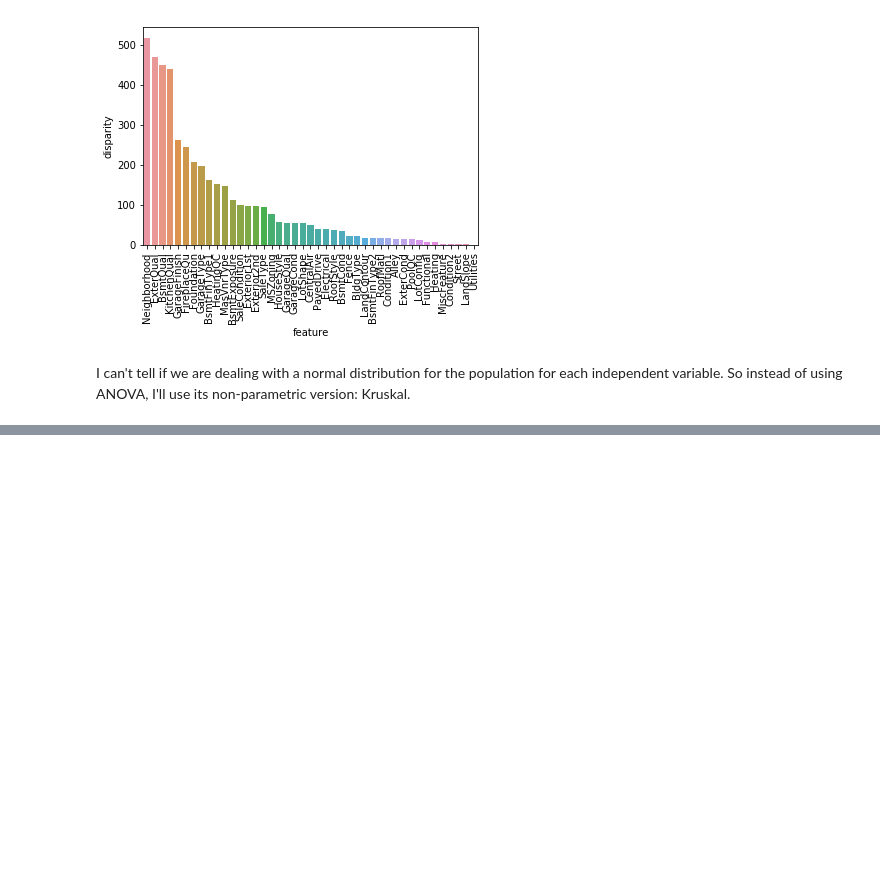
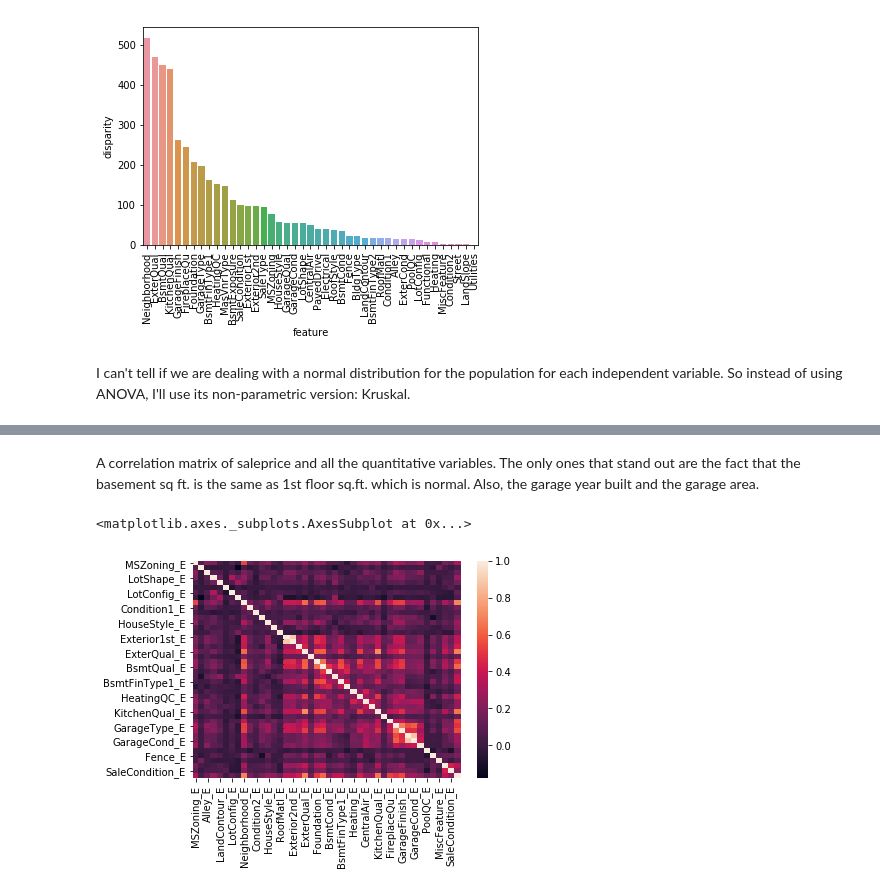
Before and after one commit to ronaldgao1234/House_Prices, a Jupyter notebook: EDA.ipynb, the cells around one changed output, grey strips where cells are left out. Drawn from its saved outputs; the diff is of its cells as text; code cells hidden in the pictures; blank space fills up the shorter version.

```diff
--- a/EDA.ipynb
+++ b/EDA.ipynb
@@ -230,0 +301,9 @@ I can't tell if we are dealing with a normal distribution for the population for
+# %% [markdown]
+A correlation matrix of saleprice and all the quantitative variables. The only ones that stand out are the fact that the basement sq ft. is the same as 1st floor sq.ft. which is normal. Also, the garage year built and the garage area.
+# %%
+plt.figure(2)
+corr = df_train[qual_encoded+['SalePrice']].corr()
+sns.heatmap(corr)
+# %% [output]
+<matplotlib.axes._subplots.AxesSubplot at 0x...>
+[figure, added]
```
Also changed, not shown: parts of 20 cells of this notebook, 2 other files.
